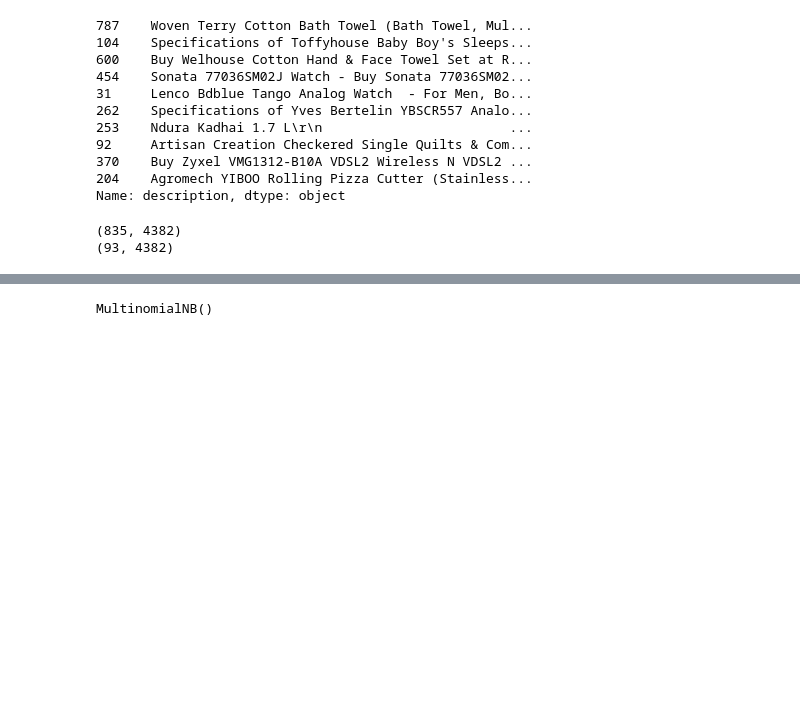
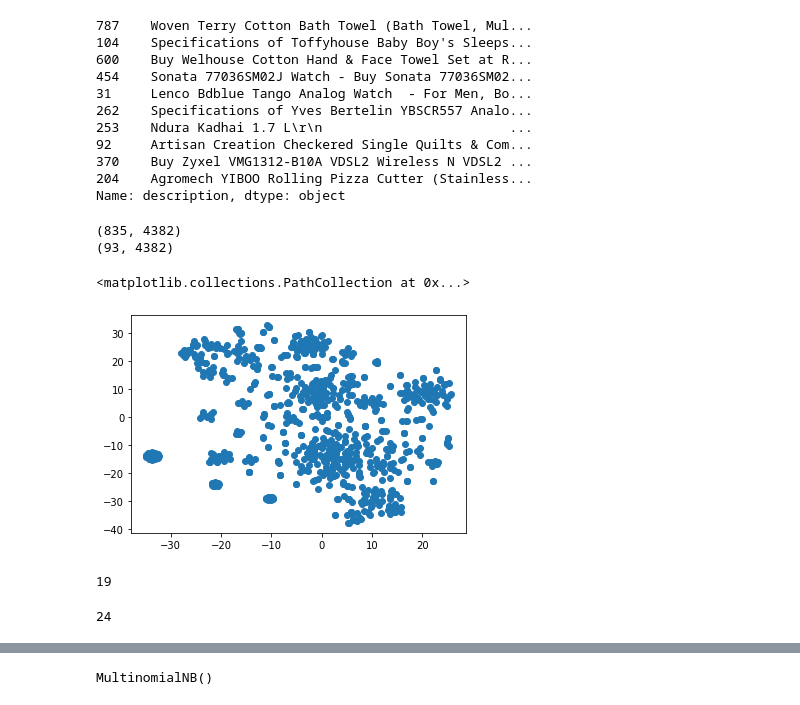
Before and after one commit to JeongJeong-code/P6_market_place, a Jupyter notebook: text_classificationV2.ipynb, the cells around one changed output, grey strips where cells are left out. Drawn from its saved outputs; the diff is of its cells as text; code cells hidden in the pictures; blank space fills up the shorter version.

```diff
--- a/text_classificationV2.ipynb
+++ b/text_classificationV2.ipynb
@@ -90,7 +93,7 @@ list_tokens
 Name: tokenize_desc, Length: 928, dtype: object
 # %%
 from sklearn.model_selection import train_test_split
-X_train,X_test,y_train,y_test = train_test_split(df1_test.description,df.class_labels, test_size=0.1, random_state=40)
+X_train,X_test,y_train,y_test = train_test_split(df1_test.description,y, test_size=0.1, random_state=40)
 # %%
 X_train[:10]
 # %% [output]
@@ -118,3 +121,11 @@ print(bow["test"][0].shape)
 # %% [output]
 (835, 4382)
 (93, 4382)
+# %%
+from sklearn.manifold import TSNE
+tsne_2d = TSNE(n_components=2, perplexity=40)# représentation du DataSet via TSNE
+X_tsne = tsne_2d.fit_transform(count_vectorizer.fit_transform(X_train))
+plt.scatter(X_tsne_2d[:, 0], X_tsne_2d[:, 1])
+# %% [output]
+<matplotlib.collections.PathCollection at 0x...>
+[figure, added]
@@ -120,0 +140,8 @@ print(bow["test"][0].shape)
+# %%
+pd.Series(labels_).nunique()
+# %% [output]
+19
+# %%
+df1_test.categories.nunique()
+# %% [output]
+24
```
Also changed, not shown: parts of 10 cells of this notebook.
